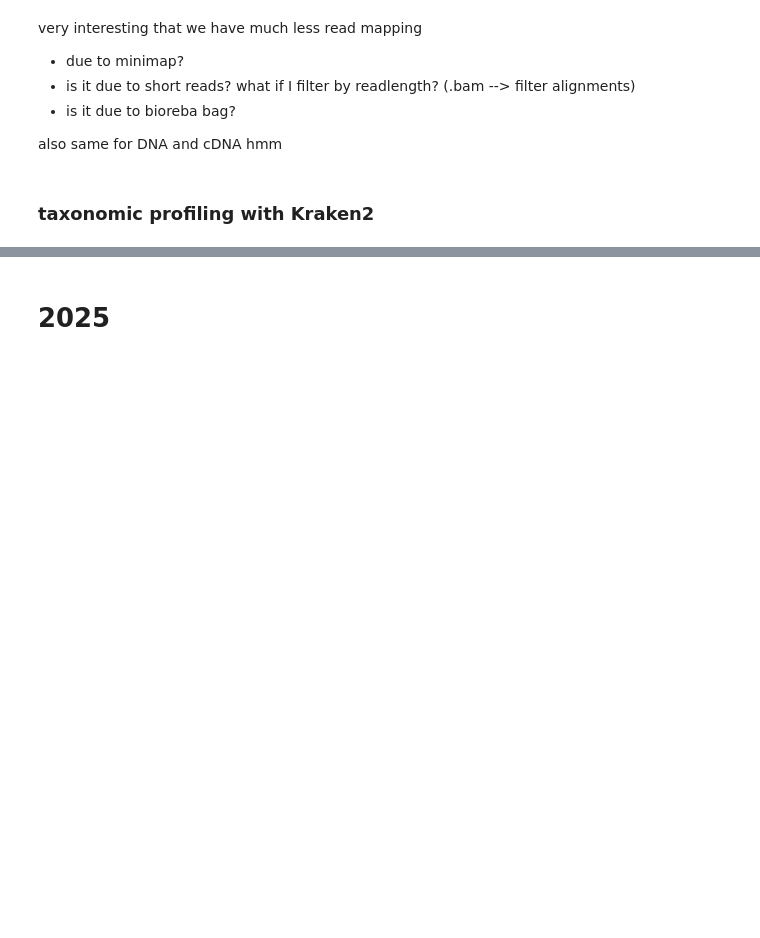
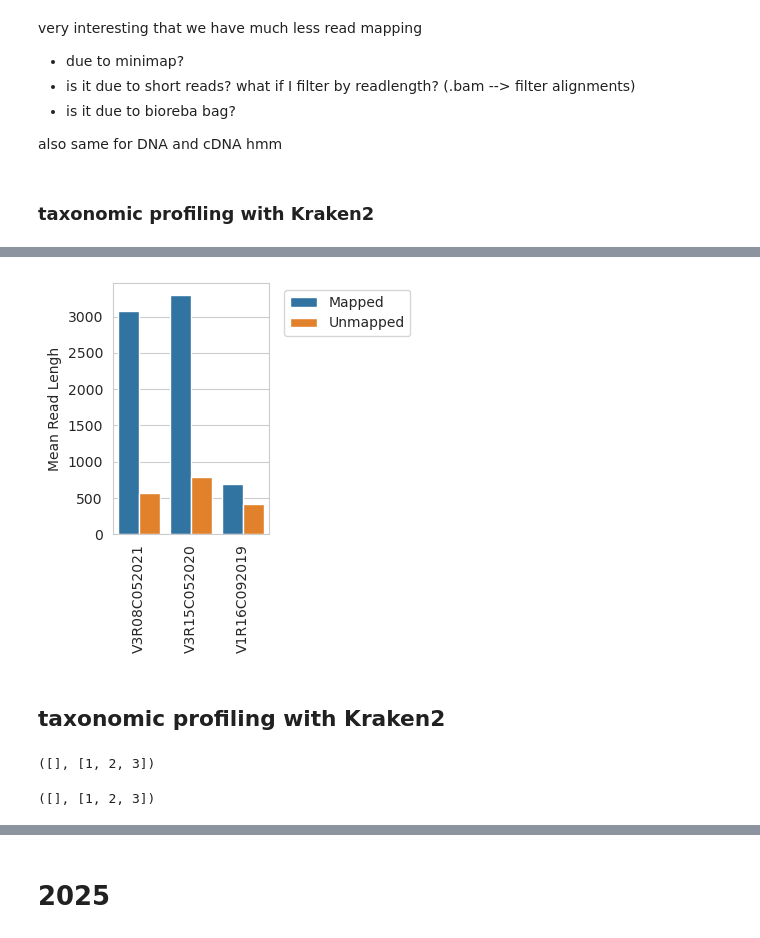
Before and after one commit to victorrossier/plan-b-omics, a Jupyter notebook: notebooks/2026_nanopore.ipynb, the cells around one changed output, grey strips where cells are left out. Saved outputs shown, nothing was run; the diff lists cells and outputs as text; code cells hidden in the pictures; blank space fills up the shorter version.

```diff
--- a/notebooks/2026_nanopore.ipynb
+++ b/notebooks/2026_nanopore.ipynb
@@ -955,0 +1629,17 @@ result = subprocess.run(command, cwd=kraken2_path, capture_output=False)
+# %%
+columns = ['Barcode', 'Category', 'Mean Read Lengh']
+rows = []
+for bc in barcode2array_id:
+    if not bc: continue
+    stats_fn = '{}{}_{}_mapped.stats'.format(minimap2_path, bc, idx_name)
+    if not os.path.exists(stats_fn): continue
+    res = parse_stats(stats_fn)
+
+    # for mapped reads
+    rows.append((bc, 'Mapped', res['bases mapped'] / res['reads mapped']))
+
+    # for unmapped
+    rows.append((bc, 'Unmapped', (res['total length'] - res['bases mapped']) / res['reads unmapped']))
+
+stats_df = pd.DataFrame(rows, columns=columns)
+stats_df
@@ -955,0 +1654,15 @@ result = subprocess.run(command, cwd=kraken2_path, capture_output=False)
+# %%
+plt.figure(figsize=(4, 4))
+ax = sns.barplot(data=stats_df, x='Barcode', y='Mean Read Lengh', hue='Category', order = x_order, legend=True, log_scale=False)
+plt.xticks(rotation=90)
+
+# # Manually add the legend to the right side
+handles, labels = ax.get_legend_handles_labels()
+plt.legend(handles=handles, labels=labels, title='', bbox_to_anchor=(1.05, 1), loc='upper left')
+plt.xlabel(None)
+plt.tight_layout()
+plt.show()
+# %% [output]
+[figure, added]
+# %% [markdown]
+## taxonomic profiling with Kraken2
@@ -955,0 +1676,14 @@ result = subprocess.run(command, cwd=kraken2_path, capture_output=False)
+# %%
+# get finished pp_ont jobs
+step_name = 'pp_ont'
+exp_files = [
+    '{}BSID_{}_mapped.flagstat'.format(minimap2_path, idx_name),
+    '{}BSID_{}_unmapped.fastq.gz'.format(minimap2_path, idx_name),
+    '{}BSID_{}_unmapped.fastq.gz'.format(minimap2_path, idx_name)
+]
+
+completed_jobs_step_before = list(array_id2barcode)
+pp_jobs_to_run, pp_completed_jobs = get_jobs_to_restart(step_name, completed_jobs_step_before, array_id2barcode, minimap2_path, exp_files)
+pp_jobs_to_run, pp_completed_jobs
+# %% [output]
+([], [1, 2, 3])
@@ -955,0 +1692,19 @@ result = subprocess.run(command, cwd=kraken2_path, capture_output=False)
+# %%
+step_name = 'kraken2'
+
+k2_exp_files = [
+    '{}BSID_{}_{}_mhg{}_cs{}_sf1_rep1.kraken2'.format(kraken2_path, kdb_name, read_pool, mhg, str(cs).replace('.', '')),
+    '{}BSID_{}_{}_mhg{}_cs{}_sf1_rep1.k2report'.format(kraken2_path, kdb_name, read_pool, mhg, str(cs).replace('.', ''))]
+brack_exp_files = [
+    '{}BSID_{}_{}_mhg{}_cs{}_sf1_rep1_S.bracken'.format(bracken_path, kdb_name, read_pool, mhg, str(cs).replace('.', '')),
+    '{}BSID_{}_{}_mhg{}_cs{}_sf1_rep1_S.breport'.format(bracken_path, kdb_name, read_pool, mhg, str(cs).replace('.', '')),
+    '{}BSID_{}_{}_mhg{}_cs{}_sf1_rep1_F.bracken'.format(bracken_path, kdb_name, read_pool, mhg, str(cs).replace('.', '')),
+    '{}BSID_{}_{}_mhg{}_cs{}_sf1_rep1_F.breport'.format(bracken_path, kdb_name, read_pool, mhg, str(cs).replace('.', '')),
+    '{}BSID_{}_{}_mhg{}_cs{}_sf1_rep1_G.bracken'.format(bracken_path, kdb_name, read_pool, mhg, str(cs).replace('.', '')),
+    '{}BSID_{}_{}_mhg{}_cs{}_sf1_rep1_G.breport'.format(bracken_path, kdb_name, read_pool, mhg, str(cs).replace('.', '')),
+]
+
+k2_jobs_to_run, k2_completed_jobs = get_jobs_to_restart(step_name, pp_completed_jobs, array_id2barcode, kraken2_path, k2_exp_files + brack_exp_files)
+k2_jobs_to_run, k2_completed_jobs
+# %% [output]
+([], [1, 2, 3])
```
Also changed, not shown: parts of 146 cells of this notebook, 1 other file.
